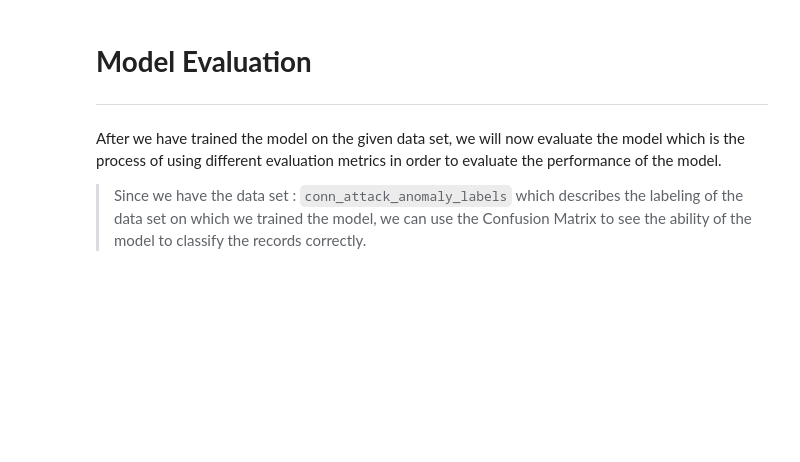
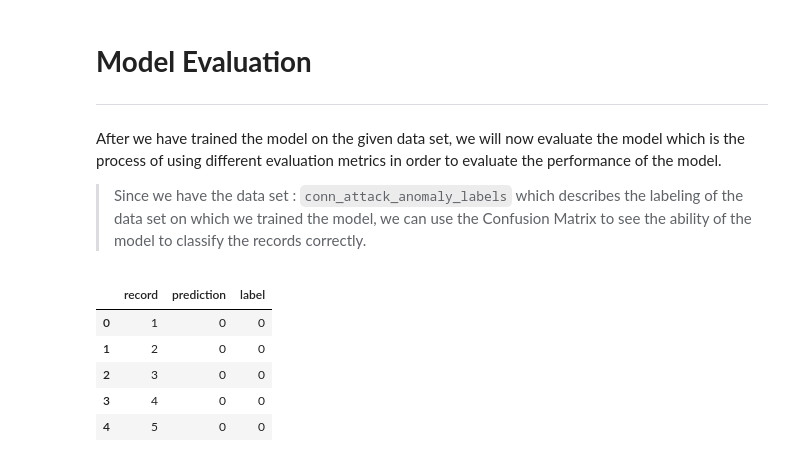
Before and after one commit to d0lev/AnomalyDetection, a Jupyter notebook: AnomalyDetection.ipynb, the cells around one changed output. Saved outputs shown, nothing was run; the diff lists cells and outputs as text; code cells hidden in the pictures; blank space fills up the shorter version.

```diff
--- a/AnomalyDetection.ipynb
+++ b/AnomalyDetection.ipynb
@@ -149,14 +171,21 @@ After we have trained the model on the given data set, we will now evaluate the
 
 > Since we have the data set : `conn_attack_anomaly_labels` which describes the labeling of the data set on which we trained the model, we can use the Confusion Matrix to see the ability of the model to classify the records correctly.
 # %%
-labeled_dataset_path = "/content/drive/MyDrive/AnomalyDetection/conn_attack_anomaly_labels.csv"
-summary = pd.read_csv(labeled_dataset_path , names = ['record','label'] , header = None)
+labeled_dataset = "conn_attack_anomaly_labels.csv"
+summary = pd.read_csv(labeled_dataset , names = ['record','label'] , header = None)
 
 # insert the model predictions that correspond to the record id
 summary.insert(1 , "prediction" , predictions)
 # since the binary classification of sklearn isolation random forest return -1 to anomalies and 1 to normal we need to map the output.
 summary['prediction'] = summary['prediction'].map({1:0 , -1:1})
 summary.head(5)
+# %% [output]
+|  | record | prediction | label |
+| 0 | 1 | 0 | 0 |
+| 1 | 2 | 0 | 0 |
+| 2 | 3 | 0 | 0 |
+| 3 | 4 | 0 | 0 |
+| 4 | 5 | 0 | 0 |
 # %%
 from sklearn.metrics import confusion_matrix
 from sklearn.metrics import plot_confusion_matrix
```
Also changed, not shown: parts of 20 cells of this notebook, 1 other file.
